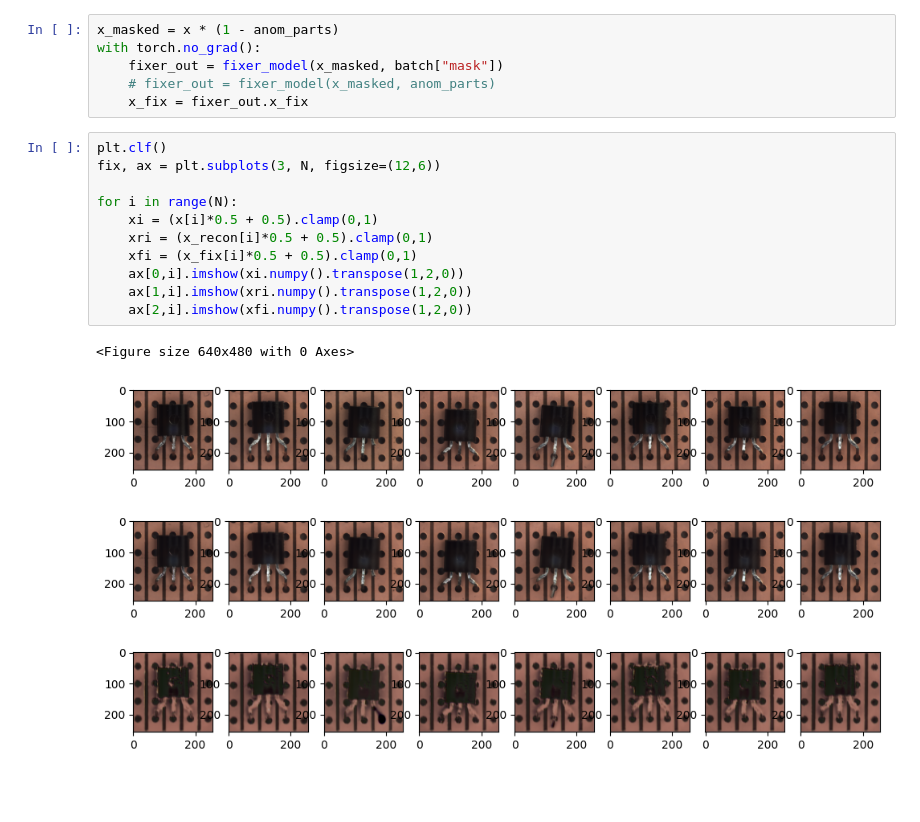
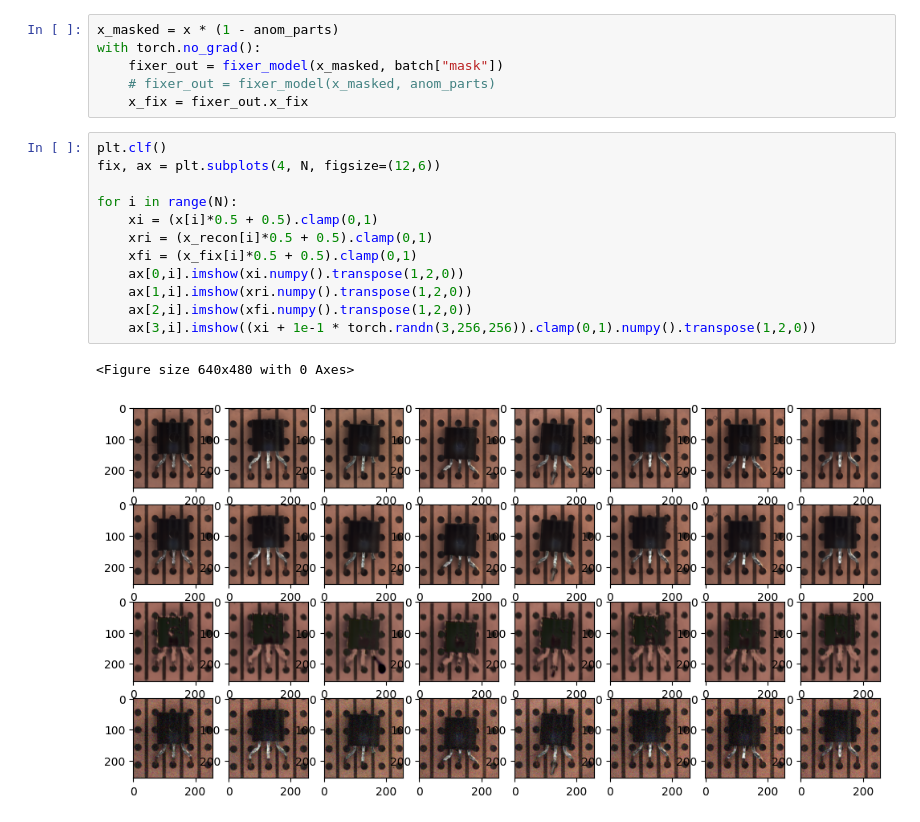
Before and after one commit to xjiae/arpro, a Jupyter notebook: notebooks/fixer_vae_test.ipynb, the cells around one changed output. Saved outputs shown, nothing was run; the diff lists cells and outputs as text; blank space fills up the shorter version.

```diff
--- a/notebooks/fixer_vae_test.ipynb
+++ b/notebooks/fixer_vae_test.ipynb
@@ -60,15 +60,16 @@ with torch.no_grad():
     x_fix = fixer_out.x_fix
 # %%
 plt.clf()
-fix, ax = plt.subplots(3, N, figsize=(12,6))
+fix, ax = plt.subplots(4, N, figsize=(12,6))
 
 for i in range(N):
     xi = (x[i]*0.5 + 0.5).clamp(0,1)
     xri = (x_recon[i]*0.5 + 0.5).clamp(0,1)
     xfi = (x_fix[i]*0.5 + 0.5).clamp(0,1)
     ax[0,i].imshow(xi.numpy().transpose(1,2,0))
     ax[1,i].imshow(xri.numpy().transpose(1,2,0))
     ax[2,i].imshow(xfi.numpy().transpose(1,2,0))
+    ax[3,i].imshow((xi + 1e-1 * torch.randn(3,256,256)).clamp(0,1).numpy().transpose(1,2,0))
 # %% [output]
 <Figure size 640x480 with 0 Axes>
-[figure, old version]
+[figure, new version]
```
Also changed, not shown: 6 other files.
